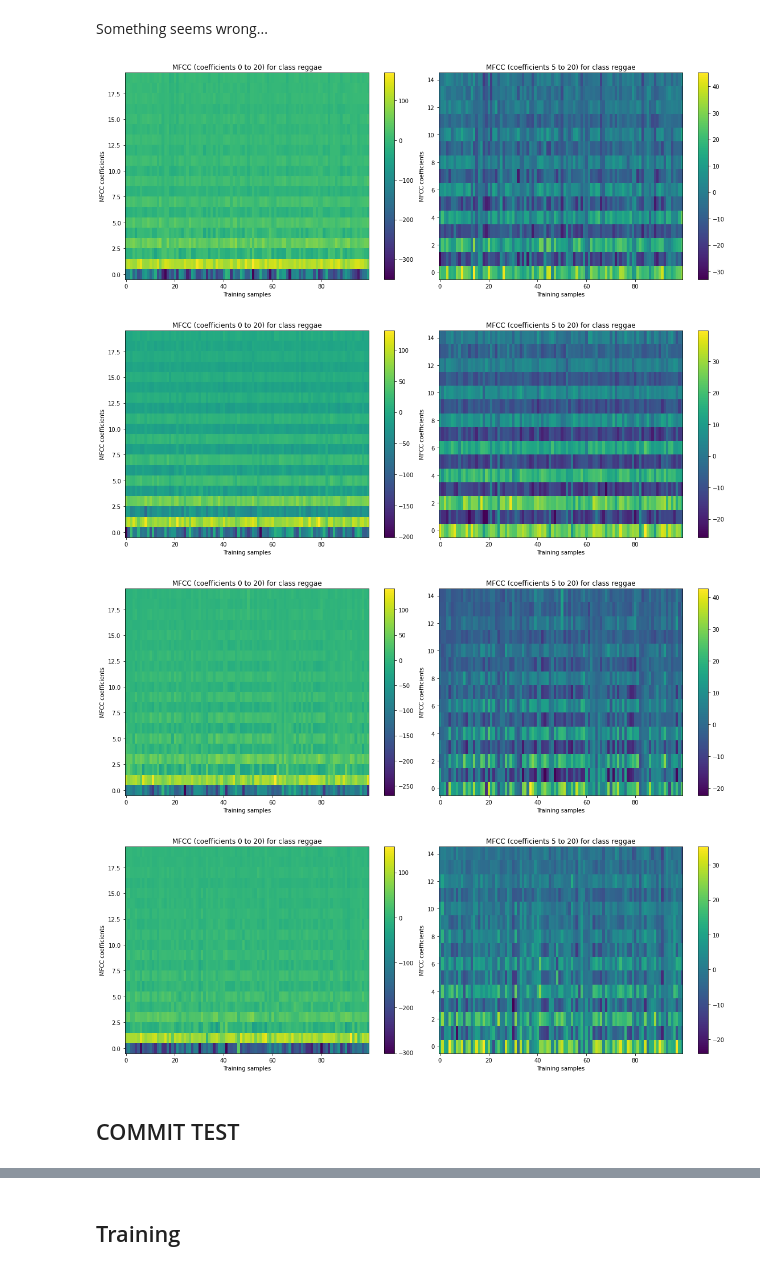
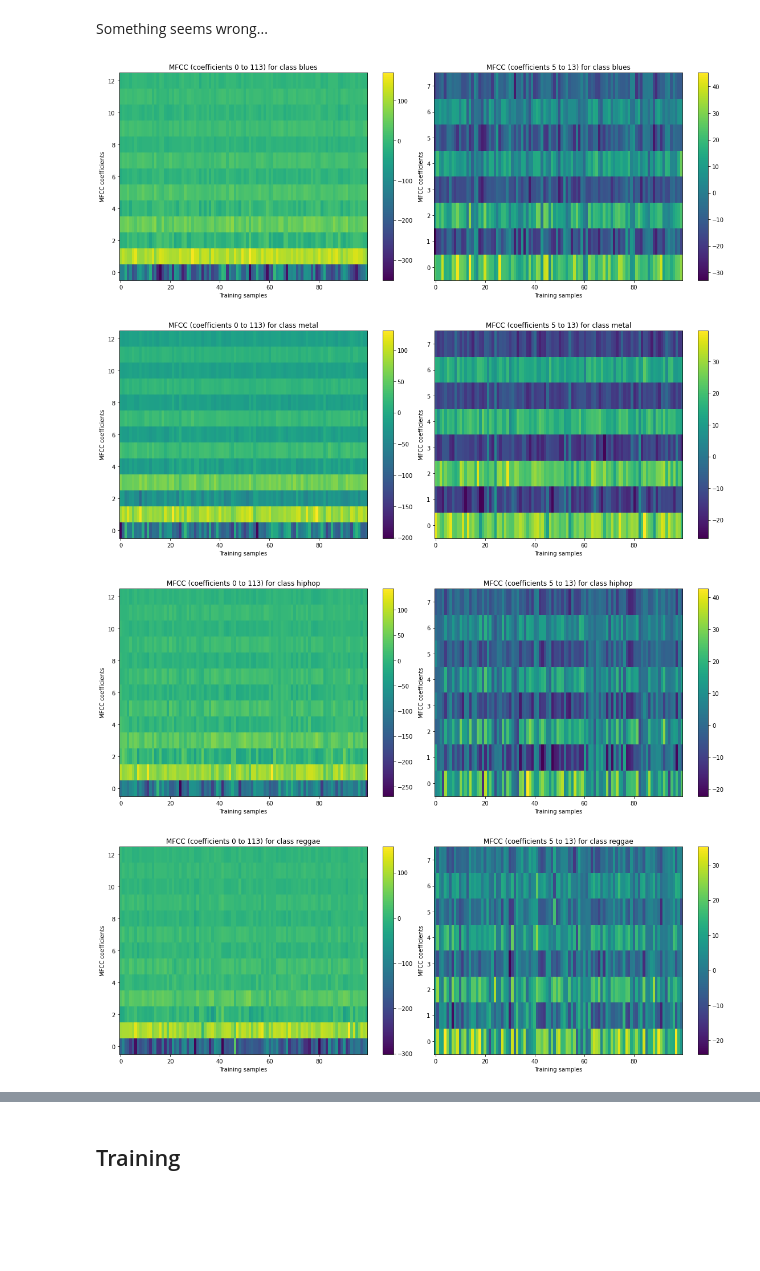
Before and after one commit to yilin10/MusicalGenreClassification, a Jupyter notebook: Assignment1.ipynb, the cells around one changed output, grey strips where cells are left out. Cells and saved outputs as stored; diff of their text form; code cells hidden in the pictures; blank space fills up the shorter version.

```diff
--- a/Assignment1.ipynb
+++ b/Assignment1.ipynb
@@ -43,0 +156,21 @@ And in our task we need to classify Blues, Metal, Hip-Hop, Reggae.
+# %%
+dict_train_features_chroma = {"blues": [], "metal": [], "hiphop": [], "reggae": []}
+for each in ana_class:
+    train_test_folder = train_path + format(each)
+    print("Current train_test_folder is: " + train_test_folder) #current folder
+    train_catg_files = [f for f in os.listdir(train_test_folder) if f.endswith('.au')]
+    n_train_samples = len(train_catg_files)
+    n_size = 12
+    train_features = np.zeros((n_train_samples,n_size)) # 12
+
+    for index, each_file in enumerate(train_catg_files):
+        each_file_path = os.path.join(train_test_folder, each_file)
+        y, sr = librosa.load(each_file_path)
+        #new feature
+        feature_chroma = librosa.feature.chroma_stft(y,sr)
+        train_features[index, :] = np.mean(feature_chroma, axis=1)
+
+    dict_train_features_chroma[each] = train_features
+#Test
+print("---\n Testing...")
+print(dict_train_features_chroma["blues"])
@@ -43,0 +226,10 @@ And in our task we need to classify Blues, Metal, Hip-Hop, Reggae.
+# %%
+for index in dict_train_features:
+    i = 0
+    y_train, y_test,x_train,x_test = train_test_split(
+        dict_train_features_mfcc[index], dict_train_features_chroma[index],
+        test_size = 0.2,
+        random_state = 22)
+    print("Index:",index)
+    #print(dict_train_features_mfcc[index])
+    #need to be finished
@@ -159,30 +364,28 @@ Number of training samples in this category:  100
 Something seems wrong...
 # %%
 for each in ana_class:
-    mfcc = dict_train_features[each].transpose()
+    mfcc = dict_train_features_mfcc[each].transpose()
 
     # Visualization
     figure = plt.figure(figsize=(16, 6))
     plt.subplot(1,2,1)
     plt.imshow(mfcc, origin='lower', aspect='auto')
     plt.xlabel('Training samples')
     plt.ylabel('MFCC coefficients')
-    plt.title('MFCC (coefficients 0 to 20) for class {}'.format(c))
+    plt.title('MFCC (coefficients 0 to 113) for class {}'.format(each))
     plt.colorbar()
     plt.tight_layout()
 
     mfcc_upper = mfcc[5:]
     plt.subplot(1,2,2)
     plt.imshow(mfcc_upper, origin='lower', aspect='auto')
-    plt.title('MFCC (coefficients 5 to 20) for class {}'.format(c))
+    plt.title('MFCC (coefficients 5 to 13) for class {}'.format(each))
     plt.xlabel('Training samples')
     plt.ylabel('MFCC coefficients')
     plt.colorbar()
     plt.tight_layout()
 # %% [output]
-[figure, old version]
+[figure, new version]
-[figure, old version]
+[figure, new version]
-[figure, old version]
+[figure, new version]
-[figure, old version]
+[figure, new version]
-# %% [markdown]
-## COMMIT TEST
```
Also changed, not shown: parts of 38 cells of this notebook.
